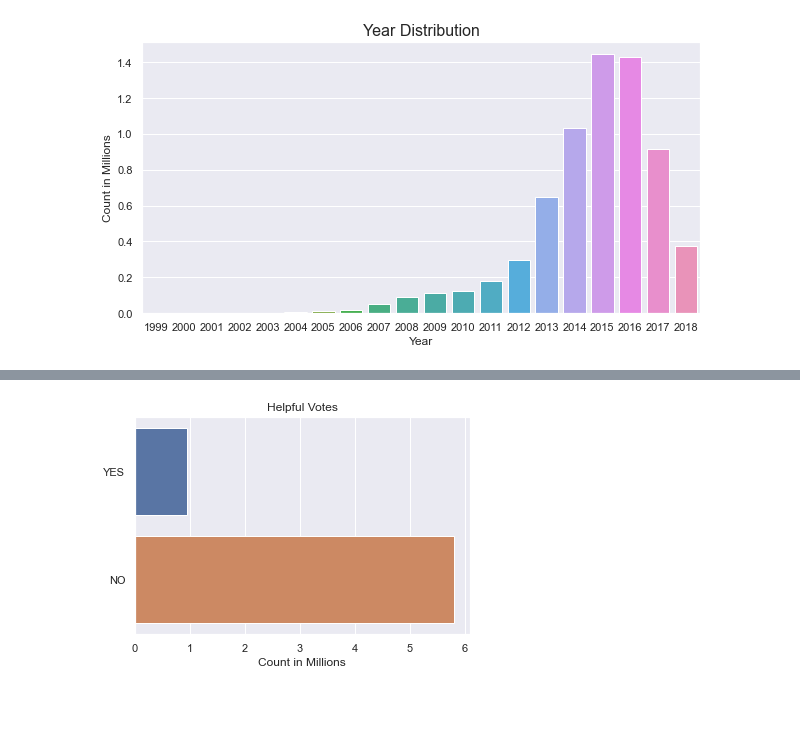
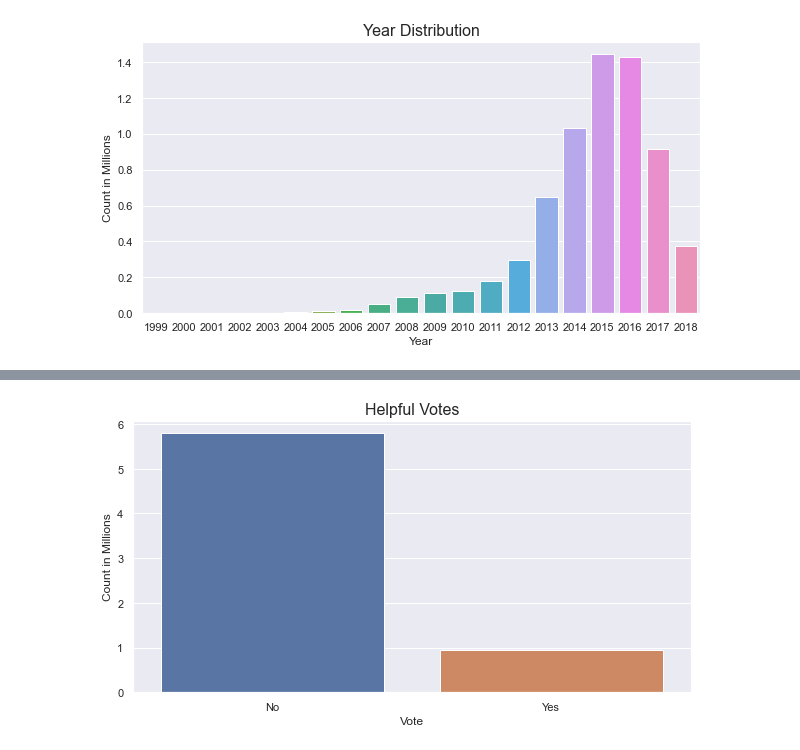
Before and after one commit to MagdaW19/Sentiment_Analysis, a Jupyter notebook: notebooks/EDA.ipynb, the cells around one changed output, grey strips where cells are left out. Drawn from its saved outputs; the diff is of its cells as text; code cells hidden in the pictures; blank space fills up the shorter version.

```diff
--- a/notebooks/EDA.ipynb
+++ b/notebooks/EDA.ipynb
@@ -54,3 +55,11 @@ rating_cnt = df.overall.value_counts()
 vote_cnt = df.vote.value_counts()
 month_cnt = df.reviewMonth.value_counts()
 year_cnt = df.reviewYear.value_counts()
+
+df_vote_pos = pd.cut(df.vote.values,
+                     bins=[0,1,float("inf")],
+                     right=False,
+                     labels=['No','Yes']).value_counts()
+
+# calculating char length
+df['textLength'] = df.reviewText.str.len()
@@ -117,7 +99,7 @@ no_vote = all_votes - yes_vote
-# %%
-sns.barplot(y=['YES', 'NO'], x=np.array([yes_vote, no_vote])/ 1_000_000)
-plt.title('Helpful Votes')
-plt.xlabel('Count in Millions')
-plt.show()
-# %% [output]
-[figure, removed]
+# %%
+show_distribution(df_vote_pos, 'Helpful Votes', 'Vote',
+                  normalize=1_000_000, norm_name='Millions',
+                  figsize=(10,5))
+plt.show()
+# %% [output]
+[figure, added]
```
Also changed, not shown: parts of 10 cells of this notebook, 2 other files.
